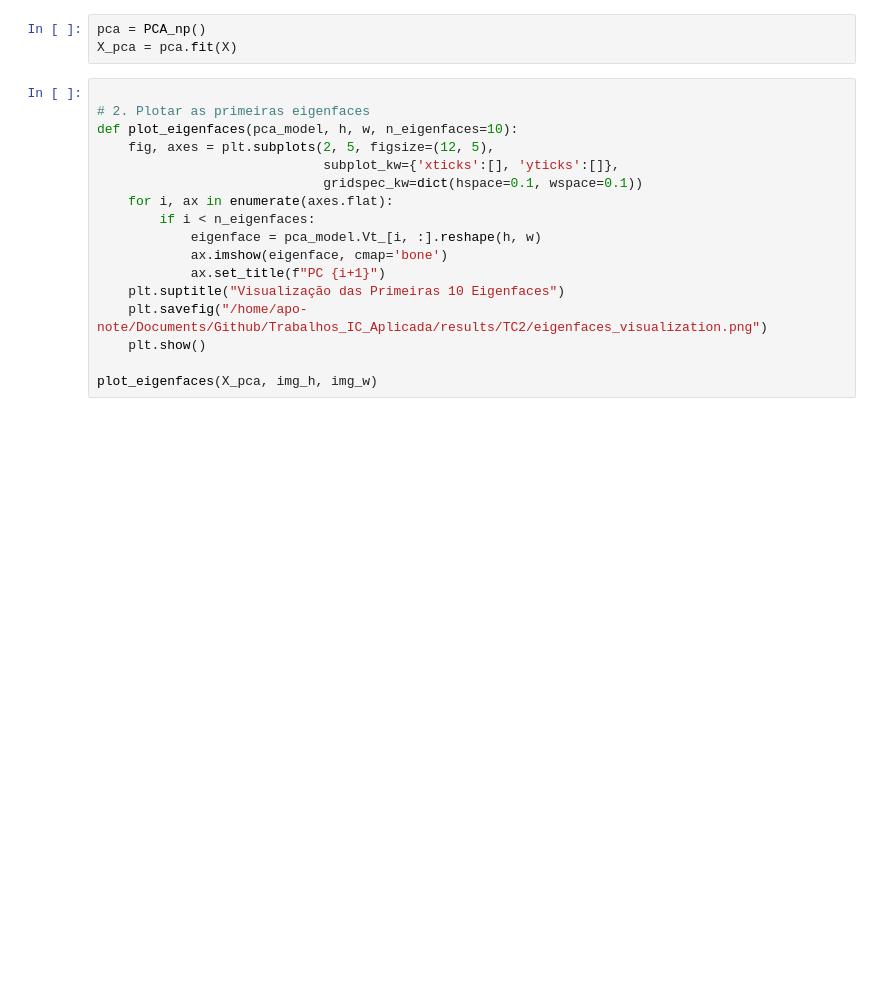
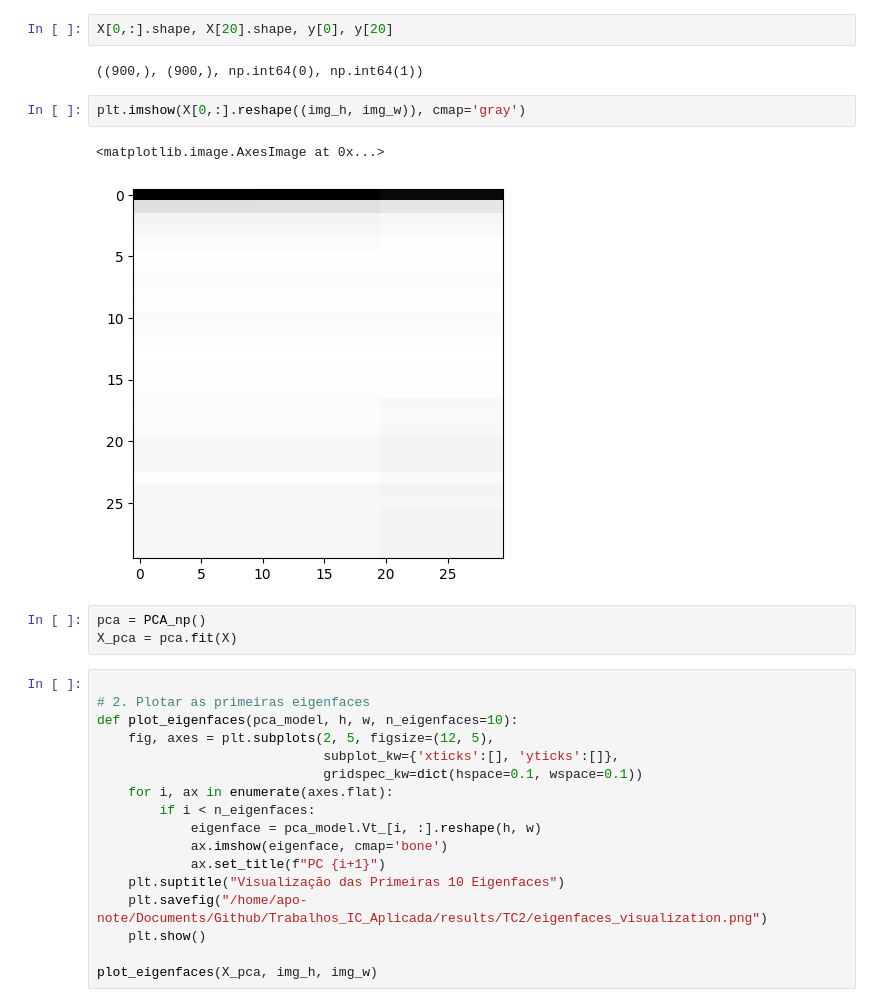
Before and after one commit to LucasJLBraz/Trabalhos_IC_Aplicada, a Jupyter notebook: notebooks/TC2/analise_qualitativa_pca.ipynb, the cells around one changed output. Drawn from its saved outputs; the diff is of its cells as text; blank space fills up the shorter version.

```diff
--- a/notebooks/TC2/analise_qualitativa_pca.ipynb
+++ b/notebooks/TC2/analise_qualitativa_pca.ipynb
@@ -11,3 +21,12 @@ X, y, _ = build_face_dataset("/home/apo-note/Documents/Github/Trabalhos_IC_Aplic
+# %%
+X[0,:].shape, X[20].shape, y[0], y[20]
+# %% [output]
+((900,), (900,), np.int64(0), np.int64(1))
+# %%
+plt.imshow(X[0,:].reshape((img_h, img_w)), cmap='gray')
+# %% [output]
+<matplotlib.image.AxesImage at 0x...>
+[figure, added]
 # %%
 pca = PCA_np()
 X_pca = pca.fit(X)
```
Also changed, not shown: parts of 5 cells of this notebook, 29 other files.
